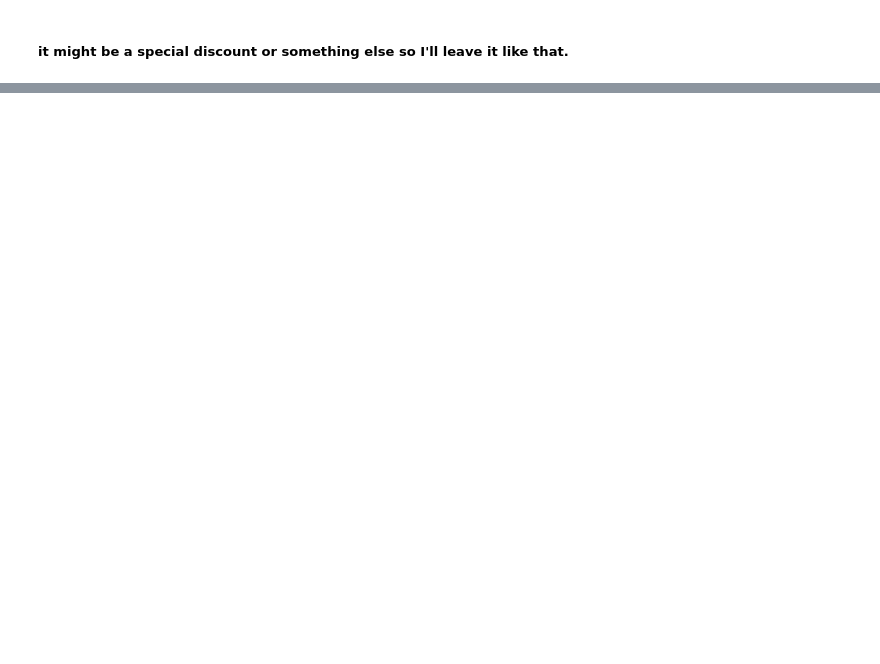
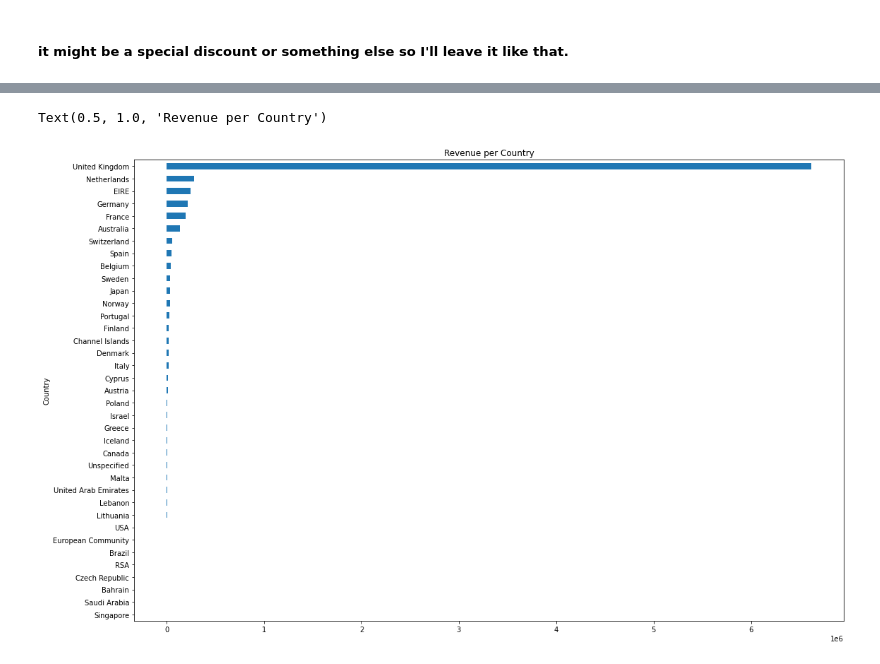
Before and after one commit to vannda21/customer_segmentaion, a Jupyter notebook: Customer_seg.ipynb, the cells around one changed output, grey strips where cells are left out. Saved outputs shown, nothing was run; the diff lists cells and outputs as text; code cells hidden in the pictures; blank space fills up the shorter version.

```diff
--- a/Customer_seg.ipynb
+++ b/Customer_seg.ipynb
@@ -652,0 +635,3 @@ df[(df['UnitPrice'] == 0)].head(5)
+# %%
+# Total price feature
+df['TotalPrice'] = df['UnitPrice'] * (df['Quantity'] - df['order_canceled'])
@@ -652,0 +676,7 @@ df[(df['UnitPrice'] == 0)].head(5)
+# %%
+revenue_per_countries = df.groupby(["Country"])["TotalPrice"].sum().sort_values()
+revenue_per_countries.plot(kind='barh', figsize=(18,12))
+plt.title("Revenue per Country")
+# %% [output]
+Text(0.5, 1.0, 'Revenue per Country')
+[figure, added]
```
Also changed, not shown: parts of 21 cells of this notebook, 1 other file.
